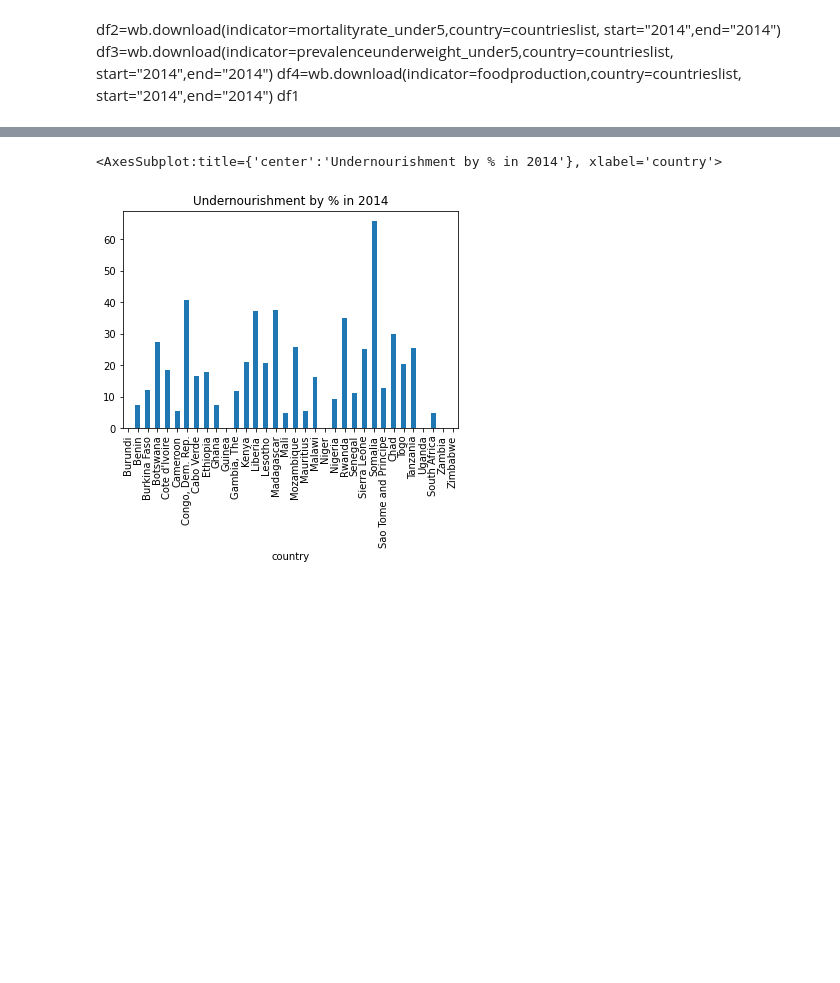
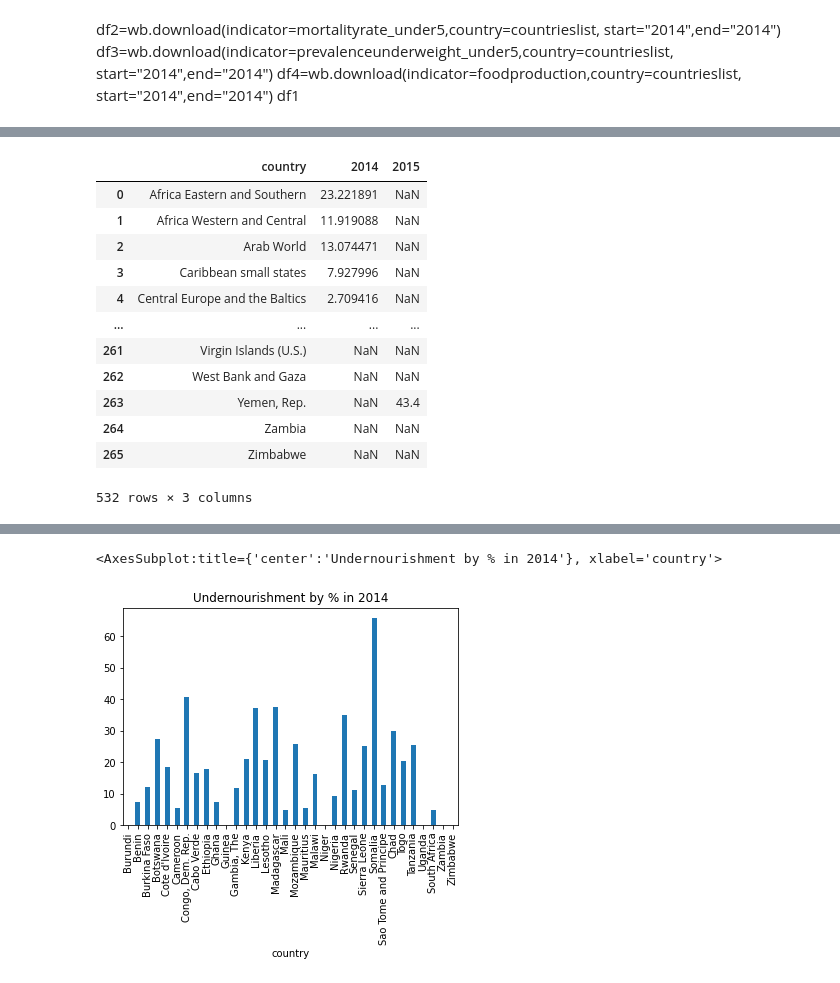
Before and after one commit to pravesh647/UN-SDGs-Dashboard, a Jupyter notebook: sourcing-data.ipynb, the cells around one changed output, grey strips where cells are left out. Saved outputs shown, nothing was run; the diff lists cells and outputs as text; code cells hidden in the pictures; blank space fills up the shorter version.

Commit message:
getting poverty data v1

```diff
--- a/sourcing-data.ipynb
+++ b/sourcing-data.ipynb
@@ -32,4 +30,6 @@ df3=wb.download(indicator=prevalenceunderweight_under5,country=countrieslist, st
 df4=wb.download(indicator=foodproduction,country=countrieslist, start="2014",end="2014")
 df1
 # %%
-df1=wb.download(indicator=undernourishment, country="all", start="2014",end="2021")
+year = "2014"
+df1=wb.download(indicator=undernourishment, country="all", start=year,end=year).reset_index()
+df1 = df1.drop("year", axis =1).rename(columns = {undernourishment:year})
@@ -52,0 +36,4 @@ df1
+# %%
+year = "2015"
+df2=wb.download(indicator=undernourishment, country="all", start=year,end=year).reset_index()
+df2 = df2.drop("year", axis =1).rename(columns = {undernourishment:year})
@@ -52,0 +56,18 @@ df1
+# %%
+poverty = pd.concat([df1, df2])
+# %%
+poverty
+# %% [output]
+|  | country | 2014 | 2015 |
+| 0 | Africa Eastern and Southern | 23.221891 | NaN |
+| 1 | Africa Western and Central | 11.919088 | NaN |
+| 2 | Arab World | 13.074471 | NaN |
+| 3 | Caribbean small states | 7.927996 | NaN |
+| 4 | Central Europe and the Baltics | 2.709416 | NaN |
+| ... | ... | ... | ... |
+| 261 | Virgin Islands (U.S.) | NaN | NaN |
+| 262 | West Bank and Gaza | NaN | NaN |
+| 263 | Yemen, Rep. | NaN | 43.4 |
+| 264 | Zambia | NaN | NaN |
+| 265 | Zimbabwe | NaN | NaN |
+532 rows × 3 columns
```
Also changed, not shown: parts of 8 cells of this notebook, 1 other file.
